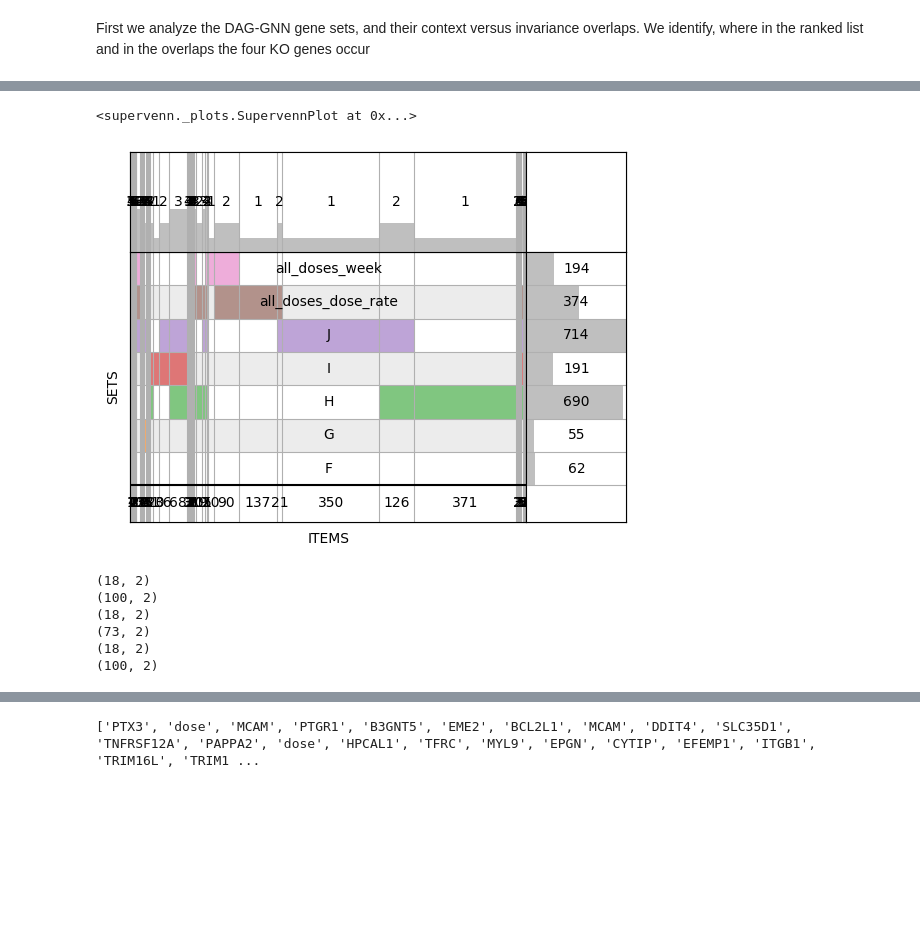
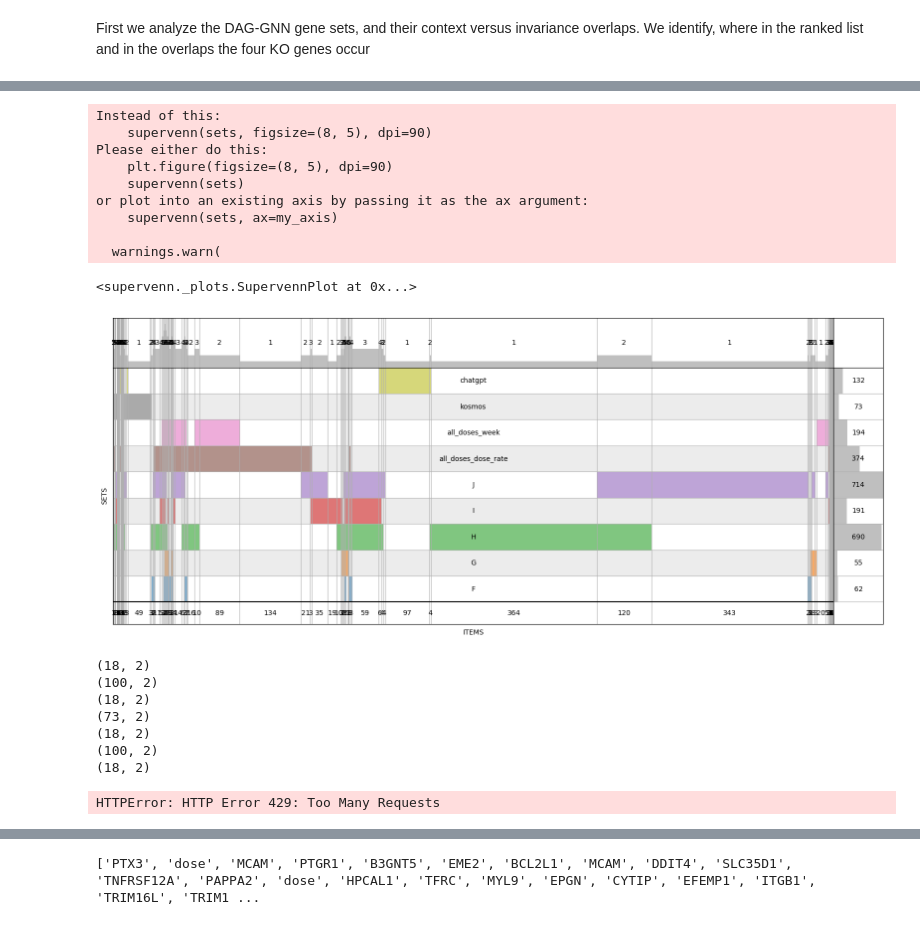
Before and after one commit to shahashka/lucid_cd, a Jupyter notebook: data/select_crispr_genes.ipynb, the cells around one changed output, grey strips where cells are left out. Cells and saved outputs as stored; diff of their text form; code cells hidden in the pictures; blank space fills up the shorter version.

Commit message:
investigate causal graphs for feature selection

```diff
--- a/data/select_crispr_genes.ipynb
+++ b/data/select_crispr_genes.ipynb
@@ -98,17 +135,27 @@ from supervenn import supervenn
 # keys.append("chatgpt")
 # supervenn(values, keys, sets_ordering="minimize gaps", fontsize=5)
 # %%
+from supervenn import supervenn
 keys, values = zip(*genes_neighborhoods.items())
 values = [set(v) for v in values]
 keys = [k for k in keys]
-# values.append(set(genes_kosmos))
-# values.append(set(genes_chatgpt))
-# keys.append("kosmos")
-# keys.append("chatgpt")
-supervenn(values, keys, fontsize=10)#, sets_ordering="size")
+values.append(set(genes_kosmos))
+values.append(set(genes_chatgpt))
+keys.append("kosmos")
+keys.append("chatgpt")
+supervenn(values, keys, fontsize=10, figsize=(20,8))#, sets_ordering="size")
 # %% [output]
-<supervenn._plots.SupervennPlot at 0x...>
+Instead of this:
+    supervenn(sets, figsize=(8, 5), dpi=90)
+Please either do this:
+    plt.figure(figsize=(8, 5), dpi=90)
+    supervenn(sets)
+or plot into an existing axis by passing it as the ax argument:
+    supervenn(sets, ax=my_axis)
+
+  warnings.warn(
+<supervenn._plots.SupervennPlot at 0x...>
-[figure, old version]
+[figure, new version]
 # %%
 from typing import List, Any
 from sklearn.tree import DecisionTreeClassifier
@@ -240,6 +287,7 @@ else:
 
 ns_kosmos = novelty_score(genes_kosmos[0:100])
 ns_chatgpt = novelty_score(genes_chatgpt[0:100])
+ns_svcs = novelty_score([g for g in gene_list for gene_list in dose_rate_genes + week_genes])
 # %% [output]
 (18, 2)
 (100, 2)
@@ -247,5 +295,7 @@ ns_chatgpt = novelty_score(genes_chatgpt[0:100])
 (73, 2)
 (18, 2)
 (100, 2)
+(18, 2)
+HTTPError: HTTP Error 429: Too Many Requests
 # %%
 df = pd.DataFrame()
```
Also changed, not shown: parts of 10 cells of this notebook, 1 other file.
